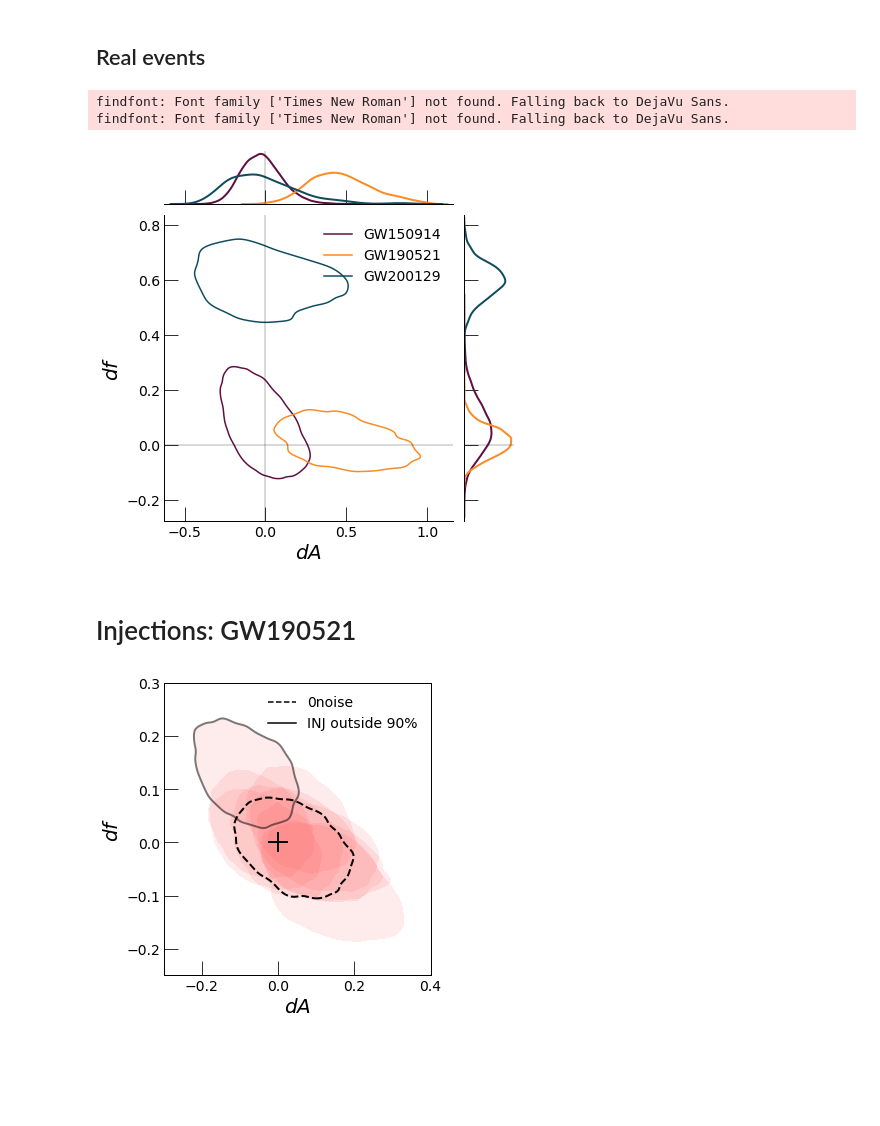
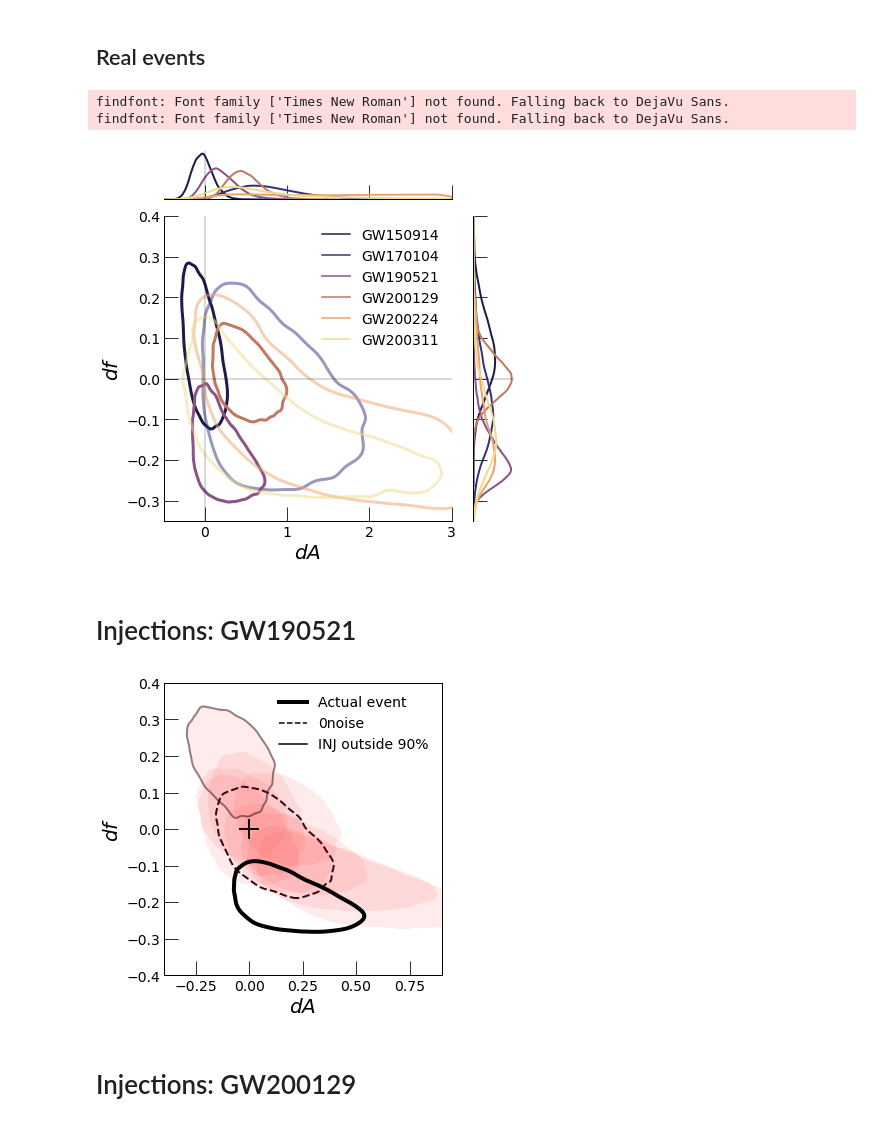
Before and after one commit to abhirup-ghosh/spinqnm, a Jupyter notebook: notebooks/eob_merger_modifications_PE.ipynb, the cells around one changed output. Saved outputs shown, nothing was run; the diff lists cells and outputs as text; code cells hidden in the pictures; blank space fills up the shorter version.

```diff
--- a/notebooks/eob_merger_modifications_PE.ipynb
+++ b/notebooks/eob_merger_modifications_PE.ipynb
@@ -27,45 +27,56 @@ mpl.rcParams['font.family'] = 'Times New Roman'
 # %% [markdown]
 ## Real events
 # %%
-event_list = ["GW150914", "GW190521", "GW200129"]
-colors = ["#5f0f40", "#fb8b24", "#0f4c5c"]
+event_list = ["GW150914", "GW170104", "GW190521", "GW200129_wider_dnra", "GW200224", "GW200311"]
+label_list = ["GW150914", "GW170104", "GW190521", "GW200129", "GW200224", "GW200311"]
+colors = ["#1d1c47","#33327f","#8b5287","#c07961","#eaa36d","#eedc8c"]
 
 g = sns.JointGrid()
 axy = g.ax_joint
 ax = g.ax_marg_x
 ay = g.ax_marg_y
 
 
 
-for idx, event in enumerate(event_list):
+for idx, (label, event) in enumerate(zip(label_list, event_list)):
     data = np.genfromtxt(f"../runs/eob_merger_tgr/{event}/cbcBayes/posterior_samples.dat", names=True, dtype=None)
 
     da, df = data["dnra"], data["dnromega"]
 
-    sns.kdeplot(x=da, y=df, levels=[0.1], ax=axy, color=colors[idx])
+    if label in ["GW150914", "GW190521", "GW200129"]:
+        sns.kdeplot(x=da, y=df, levels=[0.1], ax=axy, color=colors[idx], linewidths=3)
+    else:
+        sns.kdeplot(x=da, y=df, levels=[0.1], ax=axy, color=colors[idx], linewidths=3, alpha=0.5)
+
     sns.kdeplot(x=da, fill=False, linewidth=2, ax=ax, color=colors[idx])
     sns.kdeplot(y=df, fill=False, linewidth=2, ax=ay, color=colors[idx])
-    axy.plot(0, 0, color=colors[idx], label=event)
+    axy.plot(0, 0, color=colors[idx], label=label)
 
 
 axy.axvline(x=0, color='k', alpha=0.2)
 axy.axhline(y=0, color='k', alpha=0.2)
 
 ax.axvline(x=0, color='k', alpha=0.2)
 ay.axhline(y=0, color='k', alpha=0.2)
 
 
 axy.legend(loc='best')
 
 axy.set_xlabel("$dA$")
 axy.set_ylabel("$df$")
 
+axy.set_xlim([-0.5, 3])
+axy.set_ylim([-0.35, 0.4])
+
+ax.set_xlim([-0.5, 3])
+ay.set_ylim([-0.35, 0.4])
+
 plt.tight_layout()
 plt.savefig('./eob_merger_modifications_lvc_events.png')
 # %% [output]
 findfont: Font family ['Times New Roman'] not found. Falling back to DejaVu Sans.
 findfont: Font family ['Times New Roman'] not found. Falling back to DejaVu Sans.
-[figure, old version]
+[figure, new version]
 # %% [markdown]
 # Injections: GW190521
 # %%
@@ -84,19 +95,27 @@ for inj in inj_list:
     sns.kdeplot(x=data["dnra"], y=data["dnromega"], levels=[0.1,1], ax=ax, fill=True, alpha=0.1, color='darkred')
 
     if inj == 2:
-        sns.kdeplot(x=data["dnra"], y=data["dnromega"], color='k', levels=[0.1], ax=ax, linewidths=2, alpha=0.5)
+        sns.kdeplot(x=data["dnra"], y=data["dnromega"], color='#370617', levels=[0.1], ax=ax, linewidths=2, alpha=0.5)
 
+# zero noise
 data = np.genfromtxt("../runs/eob_merger_tgr/injections/GW190521/zeronoise/cbcBayes/posterior_samples.dat", names=True, dtype=None)
 da, df = data["dnra"], data["dnromega"]
-sns.kdeplot(x=data["dnra"], y=data["dnromega"], color='k', levels=[0.1], ax=ax, linewidths=2, linestyles='--')
+sns.kdeplot(x=data["dnra"], y=data["dnromega"], color='#370617', levels=[0.1], ax=ax, linewidths=2, linestyles='--')
+
+# actual event
+data = np.genfromtxt("../runs/eob_merger_tgr/GW190521/cbcBayes/posterior_samples.dat", names=True, dtype=None)
+da, df = data["dnra"], data["dnromega"]
+sns.kdeplot(x=data["dnra"], y=data["dnromega"], color='k', levels=[0.3], ax=ax, linewidths=4)
+
 
 ax.plot(0,0,"k+", ms=20)
+ax.plot(0,0,color='k', linewidth=4, label='Actual event')
 ax.plot(0,0,ls='--', color='k', label='0noise')
 ax.plot(0,0,color='k', label='INJ outside 90%')
 ax.legend(loc="best")
 
-ax.set_xlim([-0.3, 0.4])
-ax.set_ylim([-0.25, 0.3])
+ax.set_xlim([-0.4, 0.9])
+ax.set_ylim([-0.4, 0.4])
 
 ax.set_xlabel("$dA$")
 ax.set_ylabel("$df$")
@@ -104,4 +123,6 @@ ax.set_ylabel("$df$")
 plt.tight_layout()
 plt.savefig('./eob_merger_modifications_GW190521_injections.png')
 # %% [output]
-[figure, old version]
+[figure, new version]
+# %% [markdown]
+# Injections: GW200129
```
Also changed, not shown: parts of 2 cells of this notebook, 1 other file.
